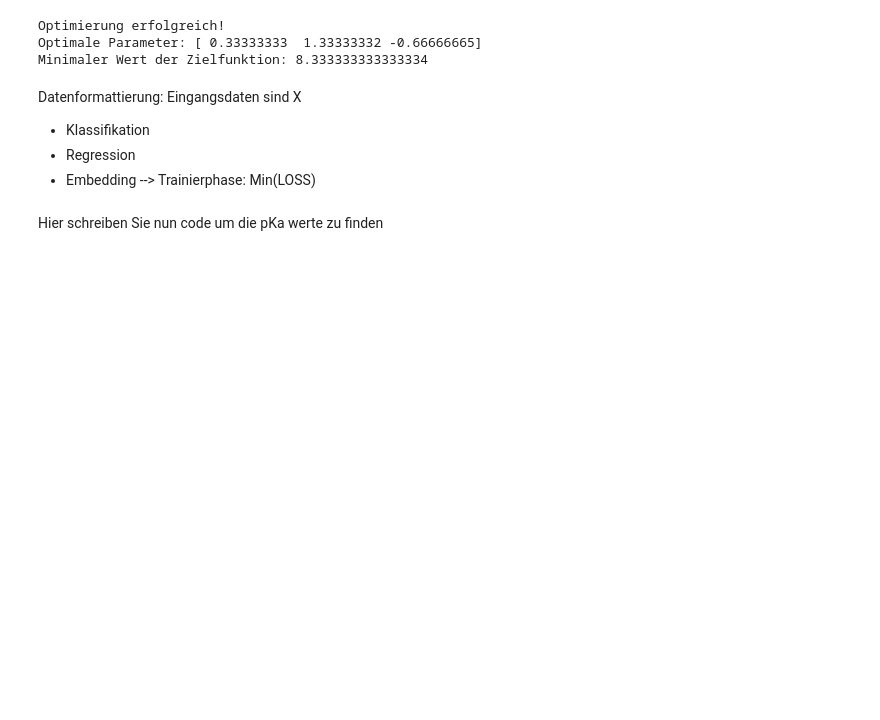
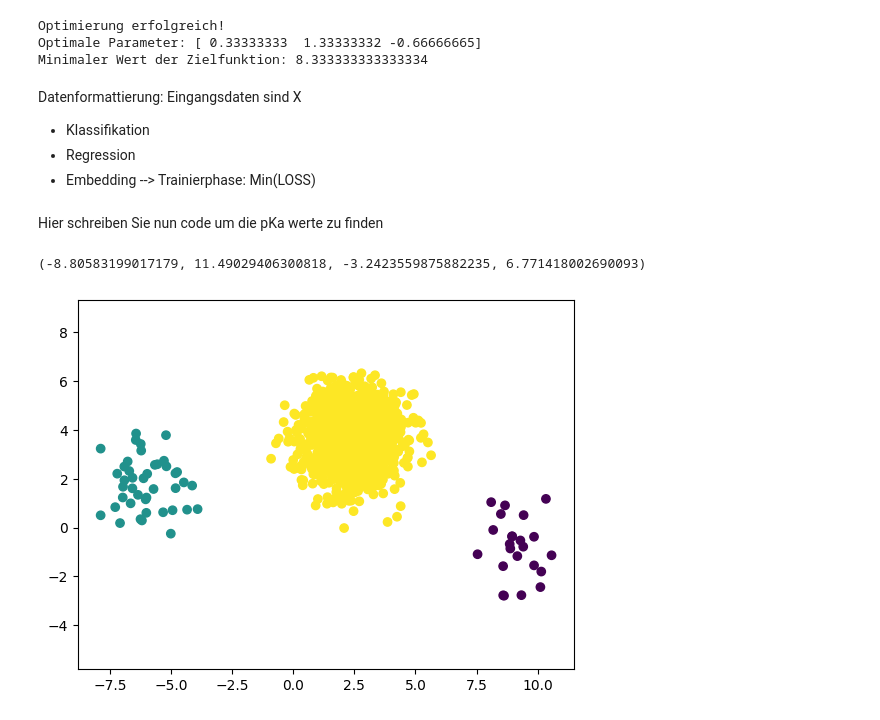
Before and after one commit to Lemonatix/how-to-python, a Jupyter notebook: Computerscience and Programming 24/VL_10.01.25 & 17.01.25/datascience_puds.ipynb, the cells around one changed output. Cells and saved outputs as stored; diff of their text form; code cells hidden in the pictures; blank space fills up the shorter version.

Commit message:
adds scikit scattering

```diff
--- a/Computerscience and Programming 24/VL_10.01.25 & 17.01.25/datascience_puds.ipynb
+++ b/Computerscience and Programming 24/VL_10.01.25 & 17.01.25/datascience_puds.ipynb
@@ -236,3 +236,12 @@ Eingangsdaten sind X
 --> Trainierphase: Min(LOSS)
 # %% [markdown]
 Hier schreiben Sie nun code um die pKa werte zu finden
+# %%
+from sklearn.datasets import make_classification, make_blobs
+import matplotlib.pyplot as plt
+X,y = make_blobs(n_samples=[23, 42, 1337], random_state = 37)
+plt.scatter(X[:,0], X[:,1], c=y)
+plt.axis("equal")
+# %% [output]
+(-8.80583199017179, 11.49029406300818, -3.2423559875882235, 6.771418002690093)
+[figure, added]
```
Also changed, not shown: parts of 4 cells of this notebook.
